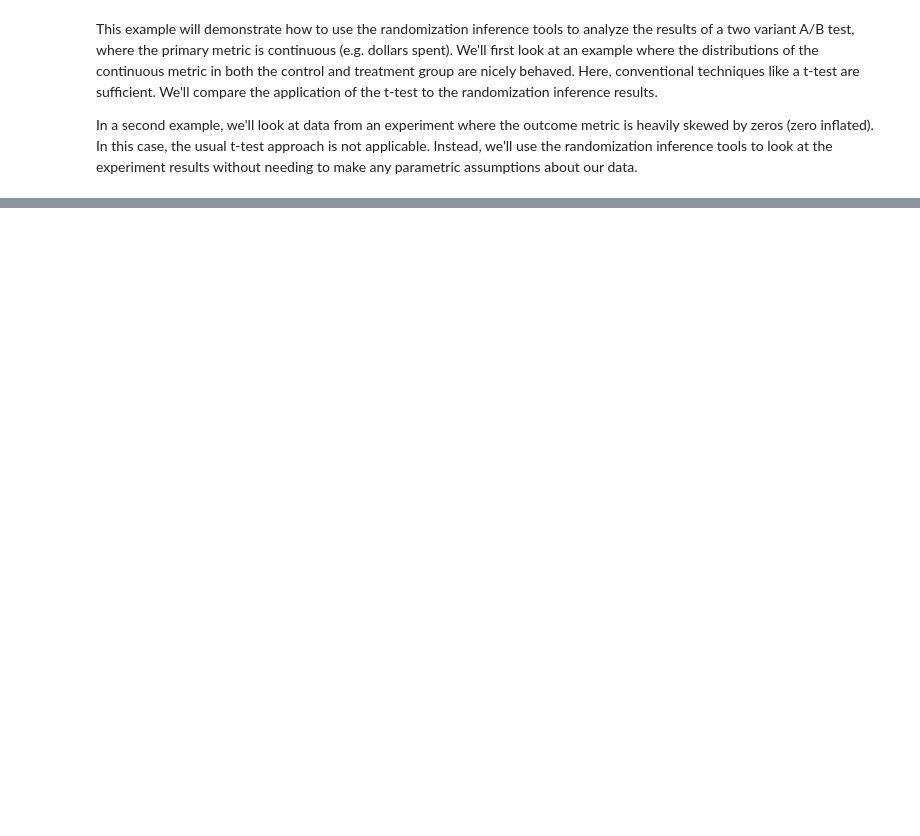
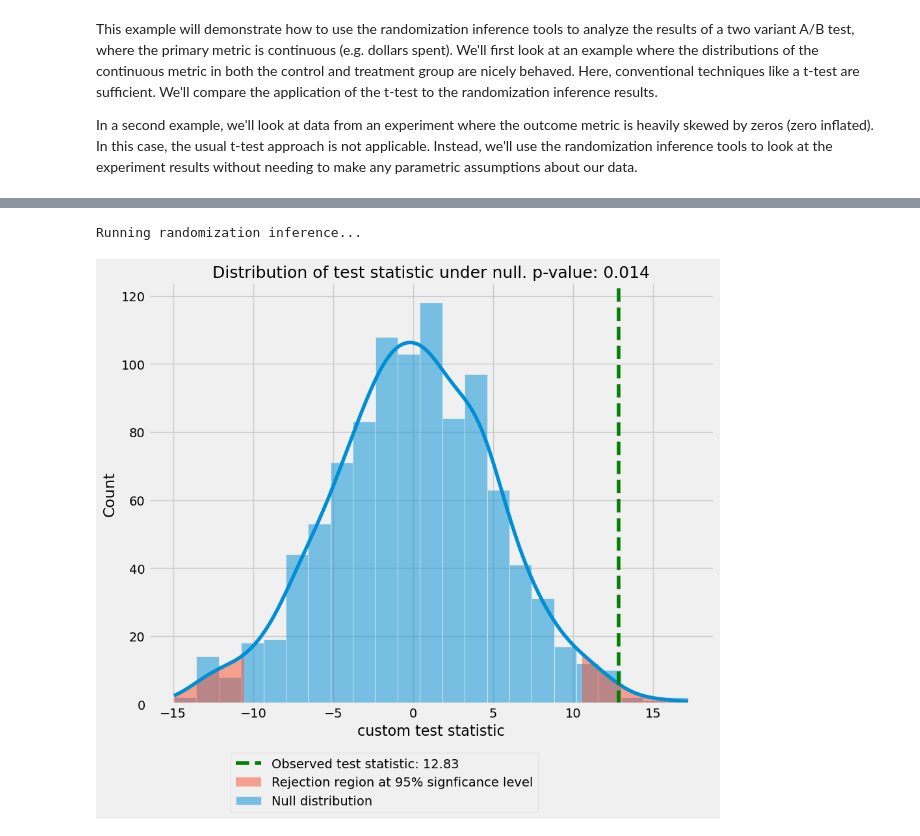
Before and after one commit to dokeeffe87/stats_utils, a Jupyter notebook: notebooks/examples/continuous_metrics/skewed_continuous_experiment_analysis.ipynb, the cells around one changed output, grey strips where cells are left out. Cells and saved outputs as stored; diff of their text form; code cells hidden in the pictures; blank space fills up the shorter version.

```diff
--- a/notebooks/examples/continuous_metrics/skewed_continuous_experiment_analysis.ipynb
+++ b/notebooks/examples/continuous_metrics/skewed_continuous_experiment_analysis.ipynb
@@ -38,0 +112,13 @@ df = simulate_data.simulate_zero_skewed_outcomes()
+# %%
+# How about if we did the same thing with randomization inference?
+test_mean_difference_normal_dist = skewed_metric_utils.RandomizationInference()
+# %%
+test_mean_difference_normal_dist.experimental_analysis(df=df_norm,
+                                                       outcome_column_name='outcome',
+                                                       treatment_column_name='group',
+                                                       treatment_name='treatment_1',
+                                                       control_name='control',
+                                                       sample_with_replacement=True)
+# %% [output]
+Running randomization inference...
+[figure, added]
```
Also changed, not shown: parts of 17 cells of this notebook, 1 other file.
